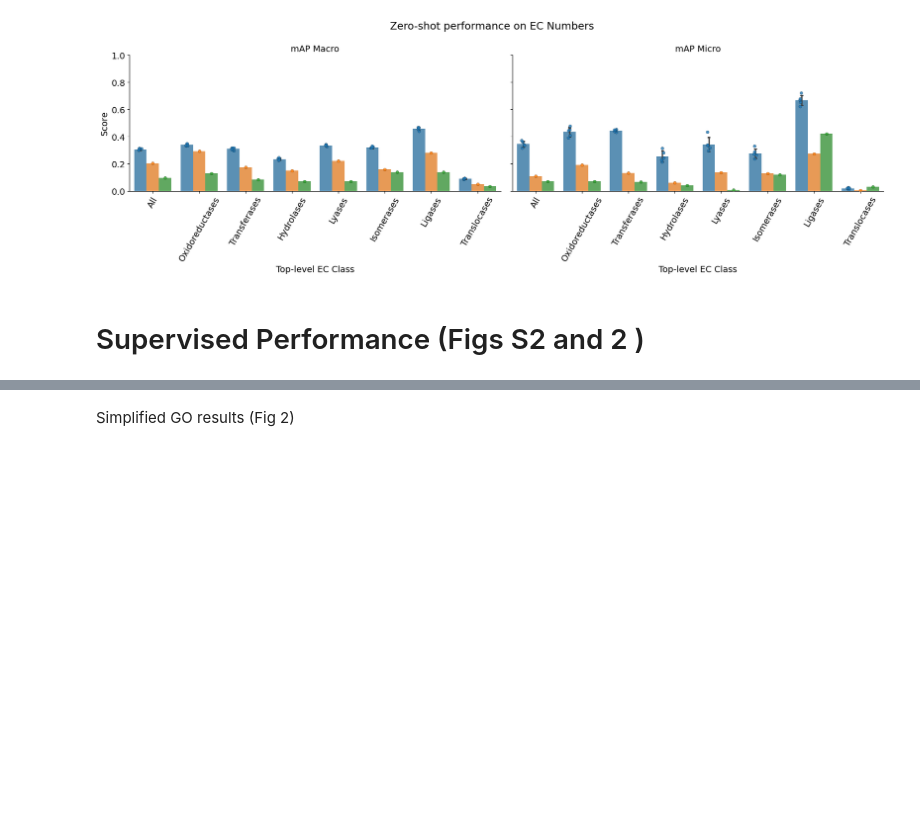
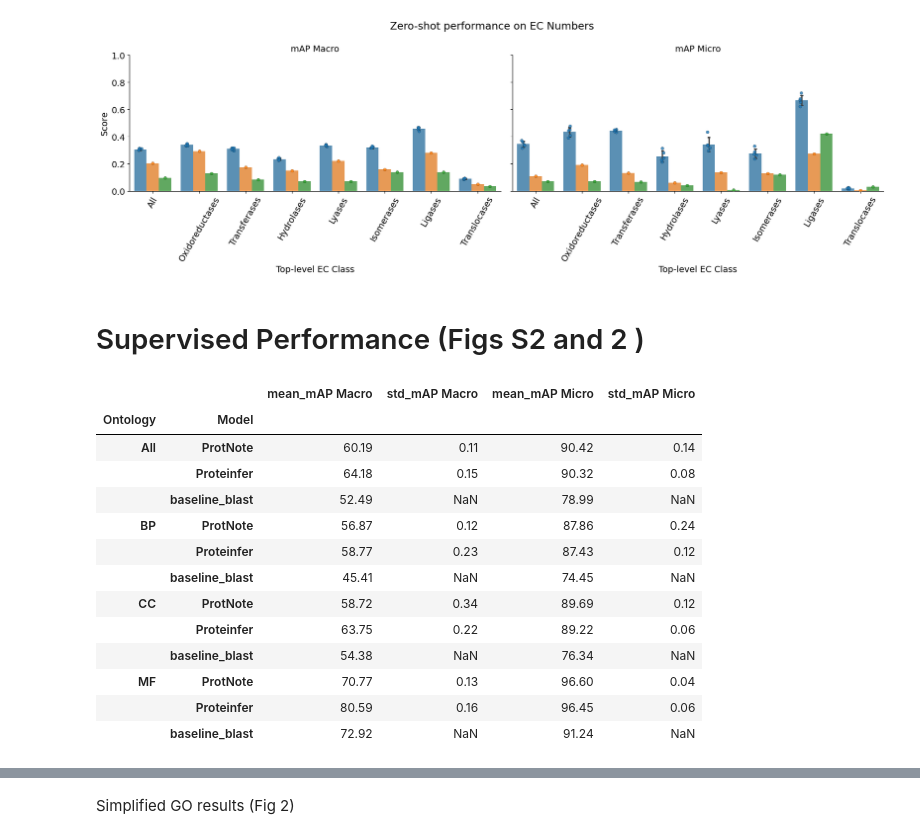
Before and after one commit to microsoft/protnote, a Jupyter notebook: notebooks/Results.ipynb, the cells around one changed output, grey strips where cells are left out. Cells and saved outputs as stored; diff of their text form; code cells hidden in the pictures; blank space fills up the shorter version.

```diff
--- a/notebooks/Results.ipynb
+++ b/notebooks/Results.ipynb
@@ -517,3 +529,27 @@ save_fig(name = '../outputs/figures/Detailed EC ZS')
 # Supervised Performance (Figs S2 and 2 )
 # %%
 supervised_final_metrics_df = pd.read_parquet('../outputs/results/supervised_metrics_df.parquet')
+# %%
+
+
+supervised_metric_table = (supervised_final_metrics_df.query('metric in ["mAP Macro","mAP Micro"]').groupby(['model','metric']).agg(['mean','std']).stack(0).unstack('metric')*100).round(2)
+supervised_metric_table.columns = ['_'.join(i) for i in supervised_metric_table.columns]
+supervised_metric_table = supervised_metric_table[['mean_mAP Macro','std_mAP Macro','mean_mAP Micro','std_mAP Micro']]
+supervised_metric_table.index.names = ['Model','Ontology']
+supervised_metric_table = supervised_metric_table.reorder_levels([1,0],axis=0).sort_index()
+supervised_metric_table
+# %% [output]
+|  |  | mean_mAP Macro | std_mAP Macro | mean_mAP Micro | std_mAP Micro |
+| Ontology | Model |  |  |  |  |
+| All | ProtNote | 60.19 | 0.11 | 90.42 | 0.14 |
+|  | Proteinfer | 64.18 | 0.15 | 90.32 | 0.08 |
+|  | baseline_blast | 52.49 | NaN | 78.99 | NaN |
+| BP | ProtNote | 56.87 | 0.12 | 87.86 | 0.24 |
+|  | Proteinfer | 58.77 | 0.23 | 87.43 | 0.12 |
+|  | baseline_blast | 45.41 | NaN | 74.45 | NaN |
+| CC | ProtNote | 58.72 | 0.34 | 89.69 | 0.12 |
+|  | Proteinfer | 63.75 | 0.22 | 89.22 | 0.06 |
+|  | baseline_blast | 54.38 | NaN | 76.34 | NaN |
+| MF | ProtNote | 70.77 | 0.13 | 96.60 | 0.04 |
+|  | Proteinfer | 80.59 | 0.16 | 96.45 | 0.06 |
+|  | baseline_blast | 72.92 | NaN | 91.24 | NaN |
```
Also changed, not shown: parts of 32 cells of this notebook.
